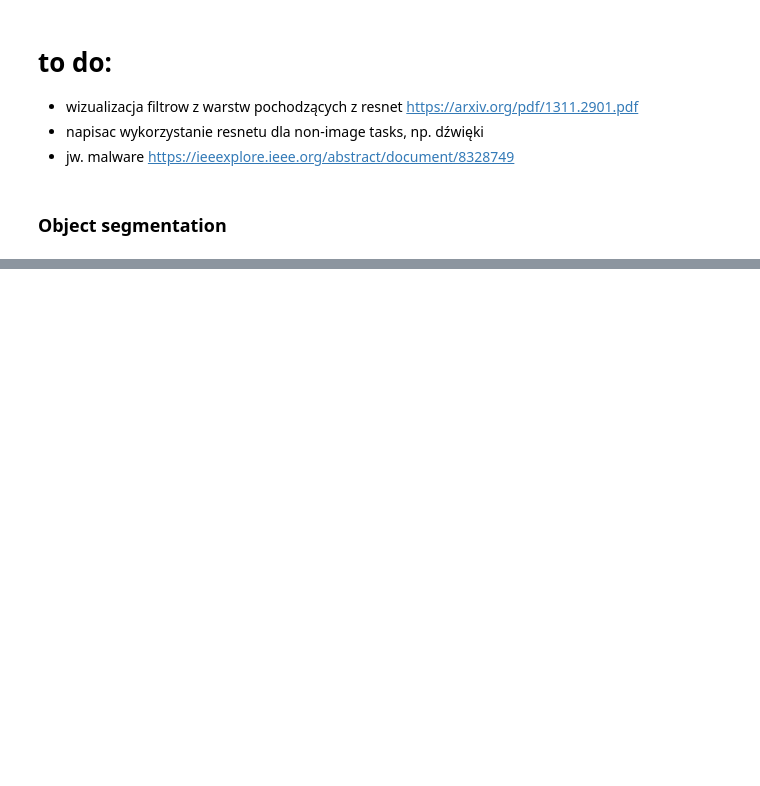
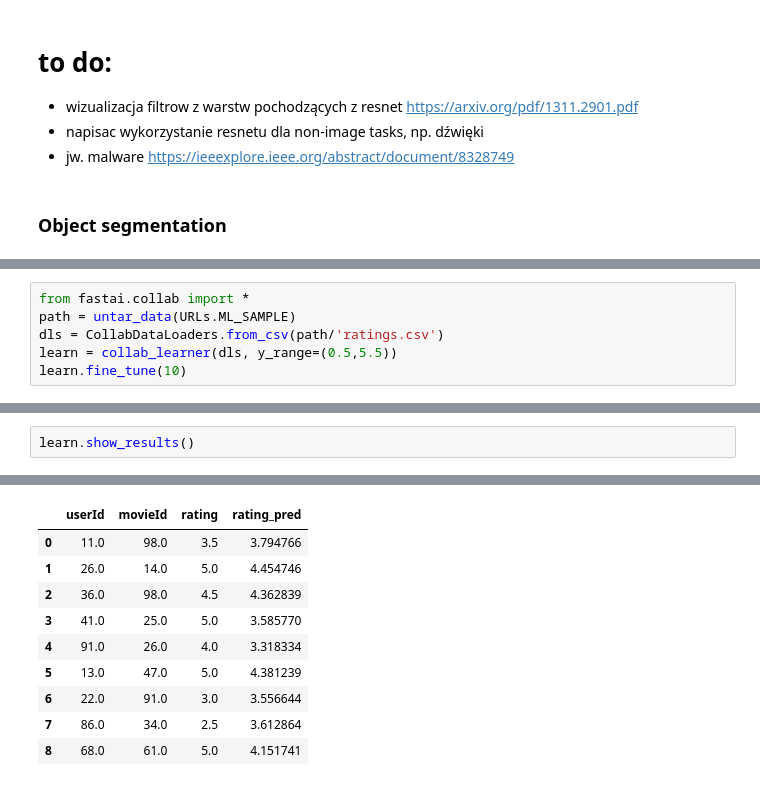
Before and after one commit to wtznc/fastai, a Jupyter notebook: wtznc_01_intro.ipynb, the cells around one changed output, grey strips where cells are left out. Drawn from its saved outputs; the diff is of its cells as text; blank space fills up the shorter version.

```diff
--- a/wtznc_01_intro.ipynb
+++ b/wtznc_01_intro.ipynb
@@ -99,0 +160,6 @@ from fastai.text.all import *
+# %%
+from fastai.collab import *
+path = untar_data(URLs.ML_SAMPLE)
+dls = CollabDataLoaders.from_csv(path/'ratings.csv')
+learn = collab_learner(dls, y_range=(0.5,5.5))
+learn.fine_tune(10)
@@ -99,0 +181,3 @@ from fastai.text.all import *
+# %%
+learn.show_results()
+# %% [output]
@@ -99,0 +185,10 @@ from fastai.text.all import *
+|  | userId | movieId | rating | rating_pred |
+| 0 | 11.0 | 98.0 | 3.5 | 3.794766 |
+| 1 | 26.0 | 14.0 | 5.0 | 4.454746 |
+| 2 | 36.0 | 98.0 | 4.5 | 4.362839 |
+| 3 | 41.0 | 25.0 | 5.0 | 3.585770 |
+| 4 | 91.0 | 26.0 | 4.0 | 3.318334 |
+| 5 | 13.0 | 47.0 | 5.0 | 4.381239 |
+| 6 | 22.0 | 91.0 | 3.0 | 3.556644 |
+| 7 | 86.0 | 34.0 | 2.5 | 3.612864 |
+| 8 | 68.0 | 61.0 | 5.0 | 4.151741 |
```
Also changed, not shown: parts of 18 cells of this notebook.
